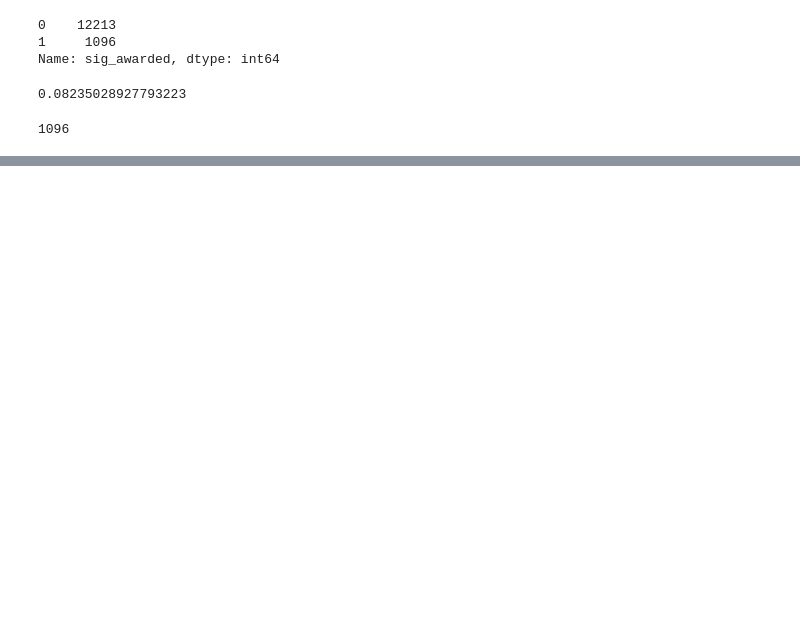
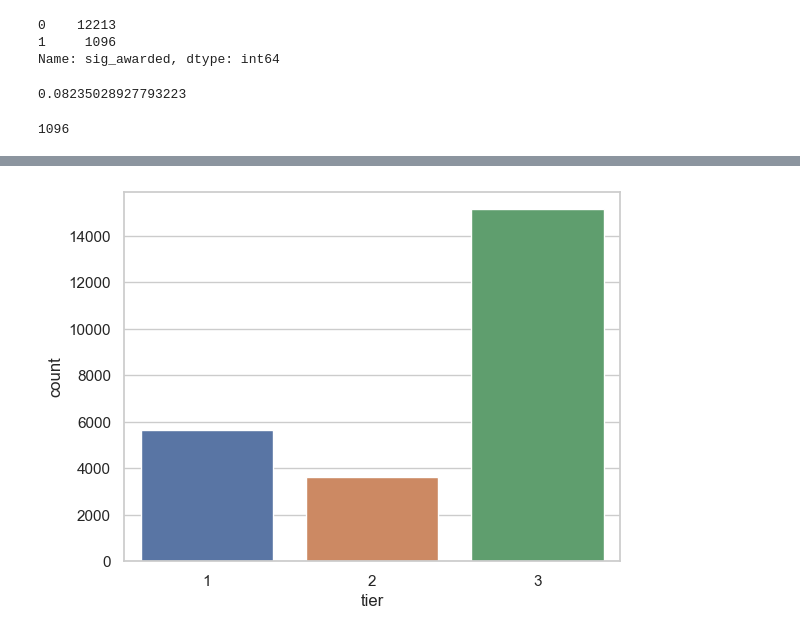
Before and after one commit to c7blackjack/School_Funding_Assistant_Project, a Jupyter notebook: Code-Library/Data Preparation.ipynb, the cells around one changed output, grey strips where cells are left out. Saved outputs shown, nothing was run; the diff lists cells and outputs as text; code cells hidden in the pictures; blank space fills up the shorter version.

```diff
--- a/Code-Library/Data Preparation.ipynb
+++ b/Code-Library/Data Preparation.ipynb
@@ -377,0 +393,4 @@ X_train.sample()
+# %%
+sns.countplot(data = X_train, x = 'tier');
+# %% [output]
+[figure, added]
```
Also changed, not shown: parts of 22 cells of this notebook.
